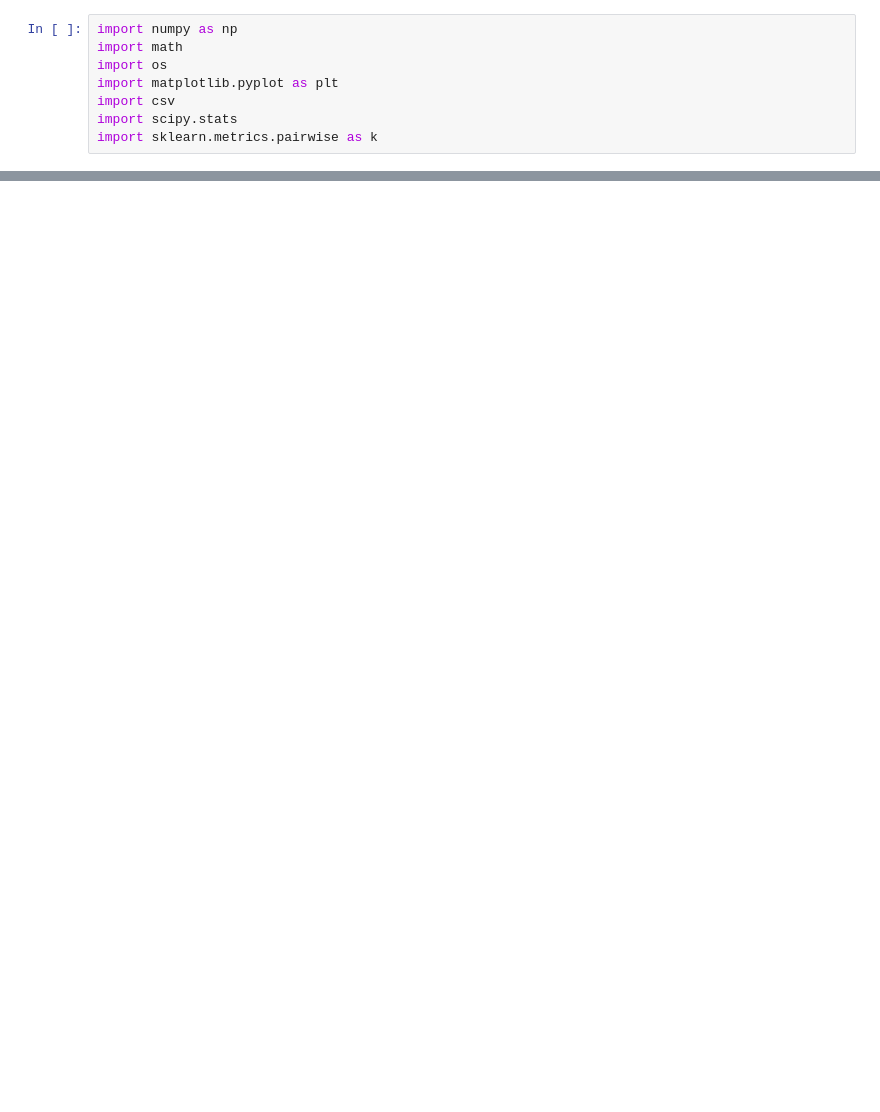
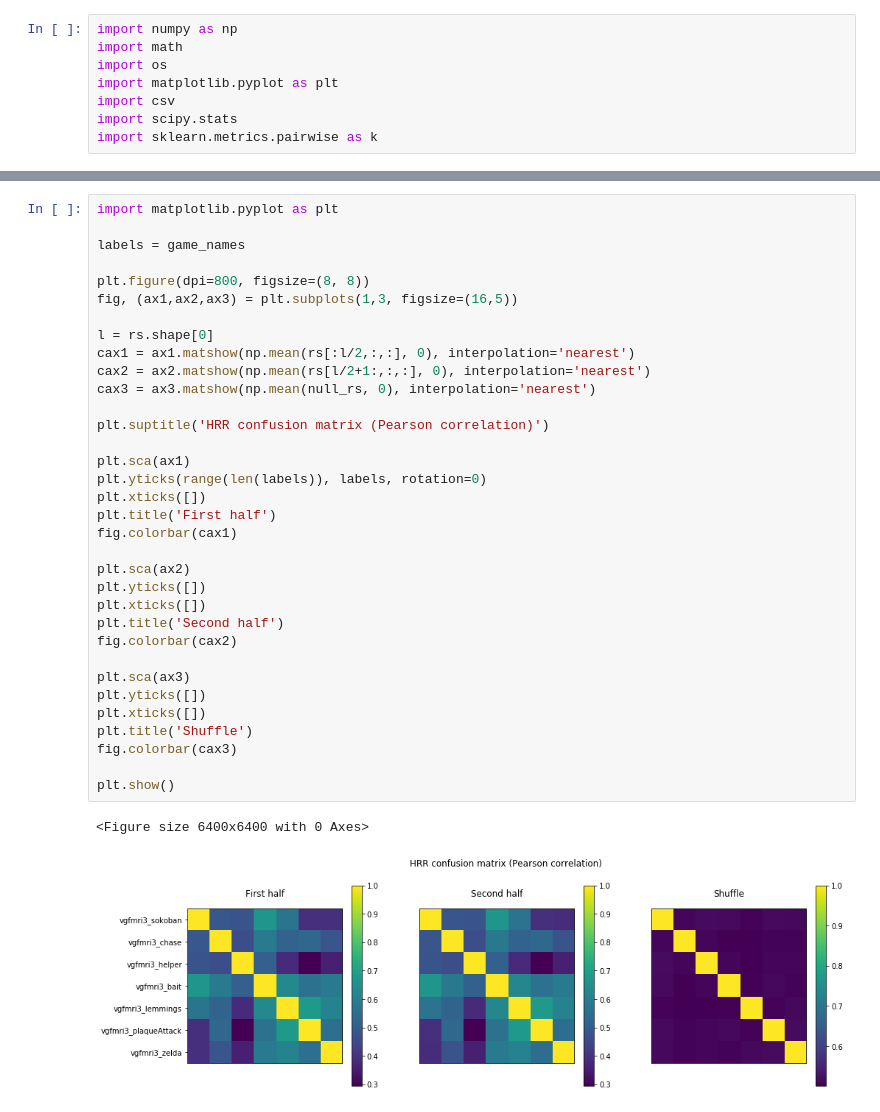
Before and after one commit to tsividis/vgdl, a Jupyter notebook: HRR visualize.ipynb, the cells around one changed output, grey strips where cells are left out. Drawn from its saved outputs; the diff is of its cells as text; blank space fills up the shorter version.

```diff
--- a/HRR visualize.ipynb
+++ b/HRR visualize.ipynb
@@ -33,0 +127,37 @@ ERROR:root:NO SPRITE TYPE[u'enemy', u'>']
+# %%
+import matplotlib.pyplot as plt
+
+labels = game_names
+
+plt.figure(dpi=800, figsize=(8, 8))
+fig, (ax1,ax2,ax3) = plt.subplots(1,3, figsize=(16,5))
+
+l = rs.shape[0]
+cax1 = ax1.matshow(np.mean(rs[:l/2,:,:], 0), interpolation='nearest')
+cax2 = ax2.matshow(np.mean(rs[l/2+1:,:,:], 0), interpolation='nearest')
+cax3 = ax3.matshow(np.mean(null_rs, 0), interpolation='nearest')
+
+plt.suptitle('HRR confusion matrix (Pearson correlation)')
+
+plt.sca(ax1)
+plt.yticks(range(len(labels)), labels, rotation=0)
+plt.xticks([])
+plt.title('First half')
+fig.colorbar(cax1)
+
+plt.sca(ax2)
+plt.yticks([])
+plt.xticks([])
+plt.title('Second half')
+fig.colorbar(cax2)
+
+plt.sca(ax3)
+plt.yticks([])
+plt.xticks([])
+plt.title('Shuffle')
+fig.colorbar(cax3)
+
+plt.show()
+# %% [output]
+<Figure size 6400x6400 with 0 Axes>
+[figure, added]
```
Also changed, not shown: parts of 11 cells of this notebook, 1 other file.
